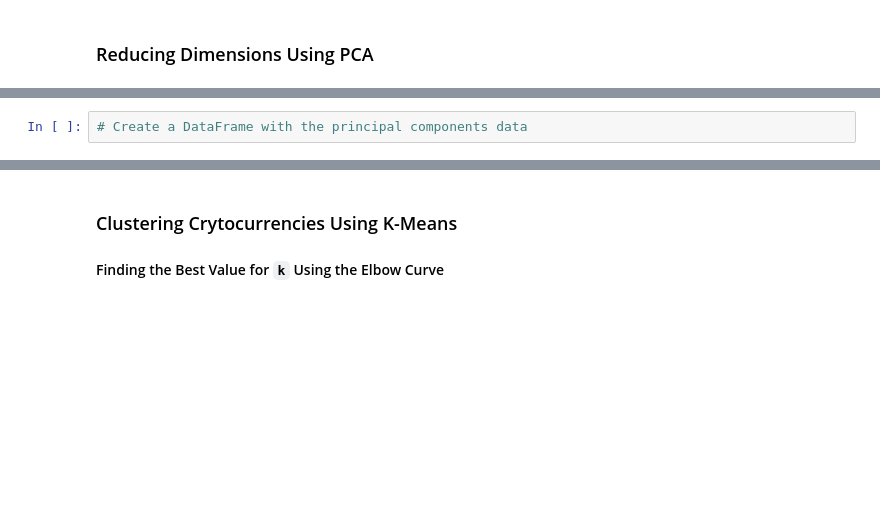
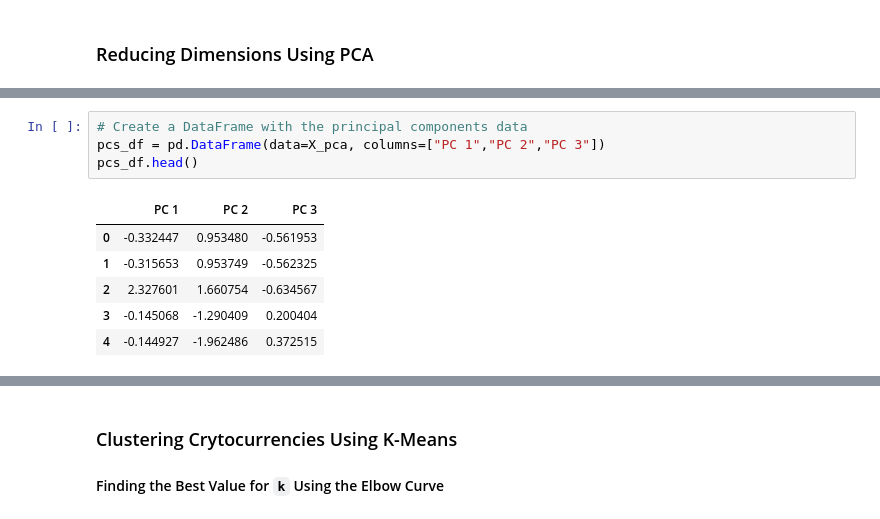
Before and after one commit to lendllampa/AWS_ClusterCrypto, a Jupyter notebook: Starter_Files/crypto_clustering.ipynb, the cells around one changed output, grey strips where cells are left out. Cells and saved outputs as stored; diff of their text form; blank space fills up the shorter version.

```diff
--- a/Starter_Files/crypto_clustering.ipynb
+++ b/Starter_Files/crypto_clustering.ipynb
@@ -198,2 +217,11 @@ X_scaled.shape
 # %%
 # Create a DataFrame with the principal components data
+pcs_df = pd.DataFrame(data=X_pca, columns=["PC 1","PC 2","PC 3"])
+pcs_df.head()
+# %% [output]
+|  | PC 1 | PC 2 | PC 3 |
+| 0 | -0.332447 | 0.953480 | -0.561953 |
+| 1 | -0.315653 | 0.953749 | -0.562325 |
+| 2 | 2.327601 | 1.660754 | -0.634567 |
+| 3 | -0.145068 | -1.290409 | 0.200404 |
+| 4 | -0.144927 | -1.962486 | 0.372515 |
```
Also changed, not shown: parts of 5 cells of this notebook.
